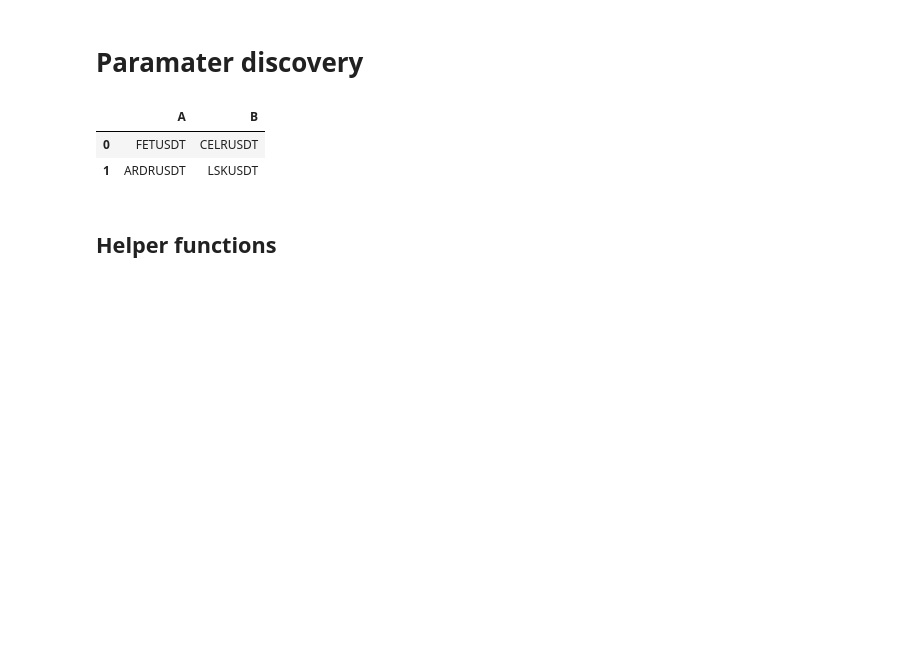
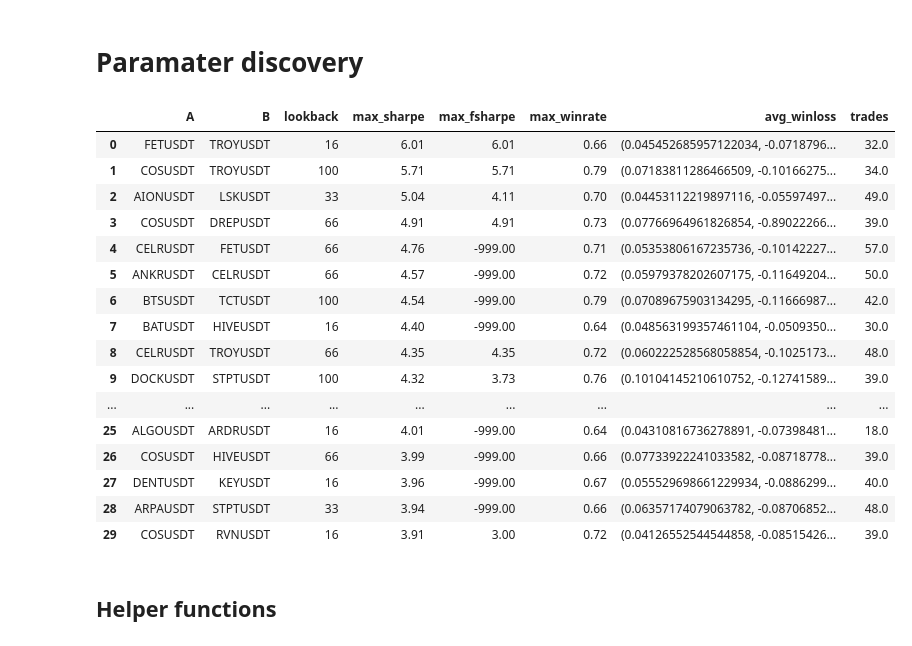
Before and after one commit to sunnymnie/crypto-printer, a Jupyter notebook: research/param-discovery.ipynb, the cells around one changed output. Saved outputs shown, nothing was run; the diff lists cells and outputs as text; code cells hidden in the pictures; blank space fills up the shorter version.

Commit message:
debug param-discovery, run first 30 pairs ordered by sharpe from hourly data

```diff
--- a/research/param-discovery.ipynb
+++ b/research/param-discovery.ipynb
@@ -17,12 +17,27 @@ import scipy.stats as st
 import math
 # %%
 # Import pairs to test csv
-pairs = pd.DataFrame({"A":["FETUSDT", "ARDRUSDT"], "B":["CELRUSDT", "LSKUSDT"]}) #pseudo-code
+pairs = pd.read_csv("../data/pairs/pairs-filtered.csv")
+pairs = pairs[:30]
 pairs
 # %% [output]
-|  | A | B |
-| 0 | FETUSDT | CELRUSDT |
-| 1 | ARDRUSDT | LSKUSDT |
+|  | A | B | lookback | max_sharpe | max_fsharpe | max_winrate | avg_winloss | trades |
+| 0 | FETUSDT | TROYUSDT | 16 | 6.01 | 6.01 | 0.66 | (0.045452685957122034, -0.0718796... | 32.0 |
+| 1 | COSUSDT | TROYUSDT | 100 | 5.71 | 5.71 | 0.79 | (0.07183811286466509, -0.10166275... | 34.0 |
+| 2 | AIONUSDT | LSKUSDT | 33 | 5.04 | 4.11 | 0.70 | (0.04453112219897116, -0.05597497... | 49.0 |
+| 3 | COSUSDT | DREPUSDT | 66 | 4.91 | 4.91 | 0.73 | (0.07766964961826854, -0.89022266... | 39.0 |
+| 4 | CELRUSDT | FETUSDT | 66 | 4.76 | -999.00 | 0.71 | (0.05353806167235736, -0.10142227... | 57.0 |
+| 5 | ANKRUSDT | CELRUSDT | 66 | 4.57 | -999.00 | 0.72 | (0.05979378202607175, -0.11649204... | 50.0 |
+| 6 | BTSUSDT | TCTUSDT | 100 | 4.54 | -999.00 | 0.79 | (0.07089675903134295, -0.11666987... | 42.0 |
+| 7 | BATUSDT | HIVEUSDT | 16 | 4.40 | -999.00 | 0.64 | (0.048563199357461104, -0.0509350... | 30.0 |
+| 8 | CELRUSDT | TROYUSDT | 66 | 4.35 | 4.35 | 0.72 | (0.060222528568058854, -0.1025173... | 48.0 |
+| 9 | DOCKUSDT | STPTUSDT | 100 | 4.32 | 3.73 | 0.76 | (0.10104145210610752, -0.12741589... | 39.0 |
+| ... | ... | ... | ... | ... | ... | ... | ... | ... |
+| 25 | ALGOUSDT | ARDRUSDT | 16 | 4.01 | -999.00 | 0.64 | (0.04310816736278891, -0.07398481... | 18.0 |
+| 26 | COSUSDT | HIVEUSDT | 66 | 3.99 | -999.00 | 0.66 | (0.07733922241033582, -0.08718778... | 39.0 |
+| 27 | DENTUSDT | KEYUSDT | 16 | 3.96 | -999.00 | 0.67 | (0.055529698661229934, -0.0886299... | 40.0 |
+| 28 | ARPAUSDT | STPTUSDT | 33 | 3.94 | -999.00 | 0.66 | (0.06357174079063782, -0.08706852... | 48.0 |
+| 29 | COSUSDT | RVNUSDT | 16 | 3.91 | 3.00 | 0.72 | (0.04126552544544858, -0.08515426... | 39.0 |
 # %% [markdown]
 ## Helper functions
 # %%
```
Also changed, not shown: parts of 5 cells of this notebook, 2 other files.
